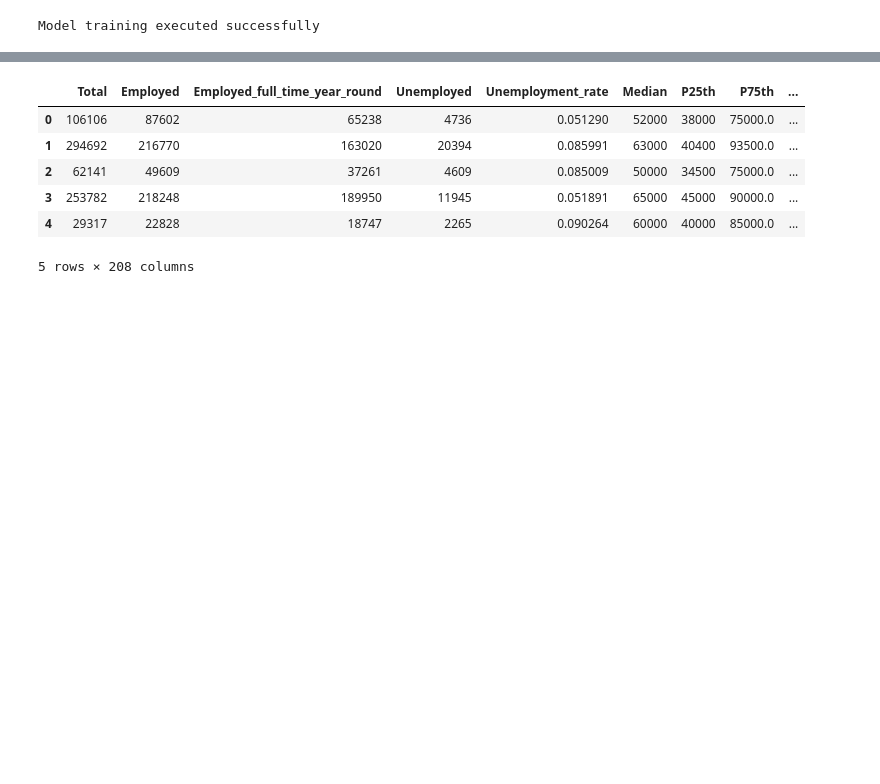
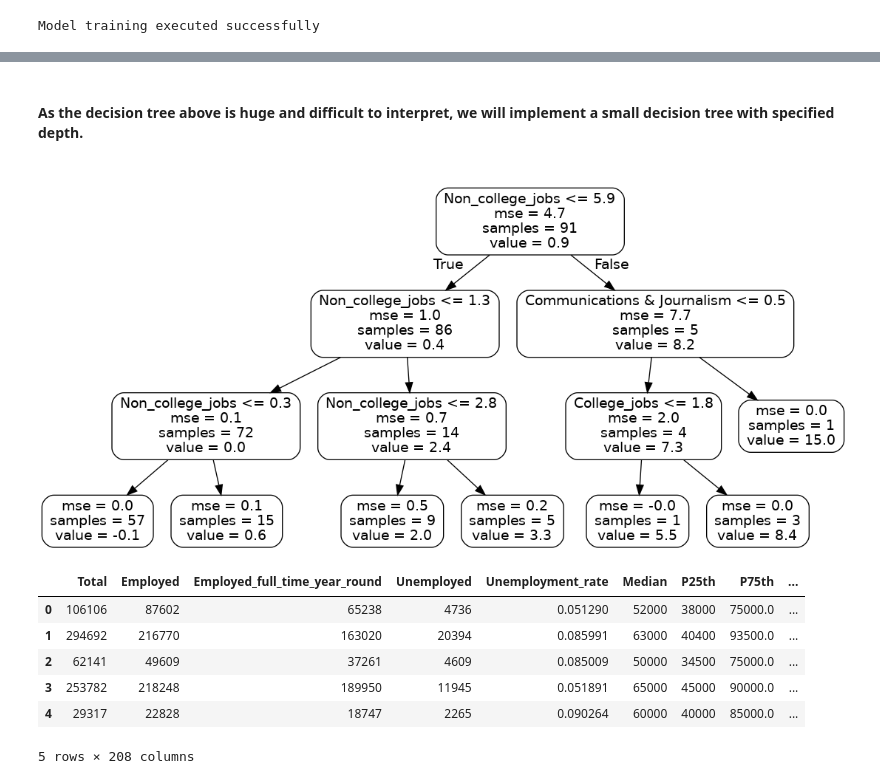
Before and after one commit to puneettokhi/CMPE255, a Jupyter notebook: college_major_analysis.ipynb, the cells around one changed output, grey strips where cells are left out. Drawn from its saved outputs; the diff is of its cells as text; code cells hidden in the pictures; blank space fills up the shorter version.

```diff
--- a/college_major_analysis.ipynb
+++ b/college_major_analysis.ipynb
@@ -698,3 +729,20 @@ print(ypred)
+# %% [markdown]
+<h4>As the decision tree above is huge and difficult to interpret, we will implement a small decision tree with specified depth. <h4>
+# %%
+# Limit depth of tree to 3 levels
+forest_small = RandomForestRegressor(n_estimators=10, max_depth = 3)
+forest_small.fit(xtrain,ytrain)
+
+tree_small = forest_small.estimators_[5]
+
+# Save the tree as a png image
+export_graphviz(tree_small, out_file = 'small_tree.dot', feature_names = feature_list, rounded = True, precision = 1)
+
+(graph, ) = pydot.graph_from_dot_file('small_tree.dot')
+graph.write_png('small_tree.png')
+display(Image(graph.create_png()))
+# %% [output]
+[figure, added]
 # %%
 %matplotlib inline
 
```
Also changed, not shown: parts of 17 cells of this notebook.
